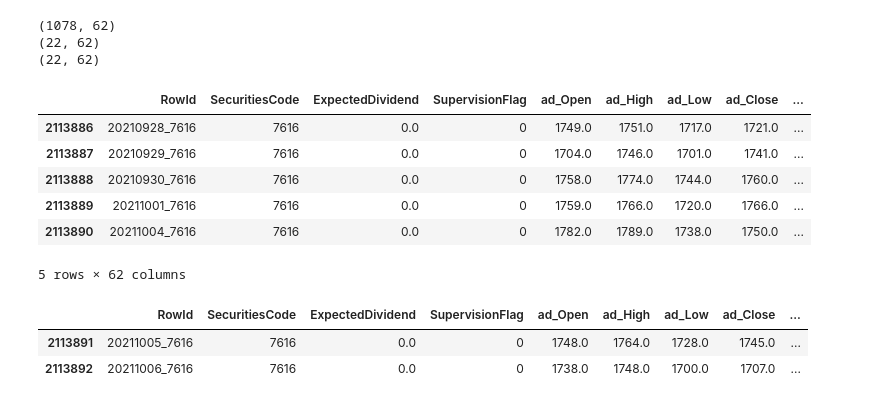
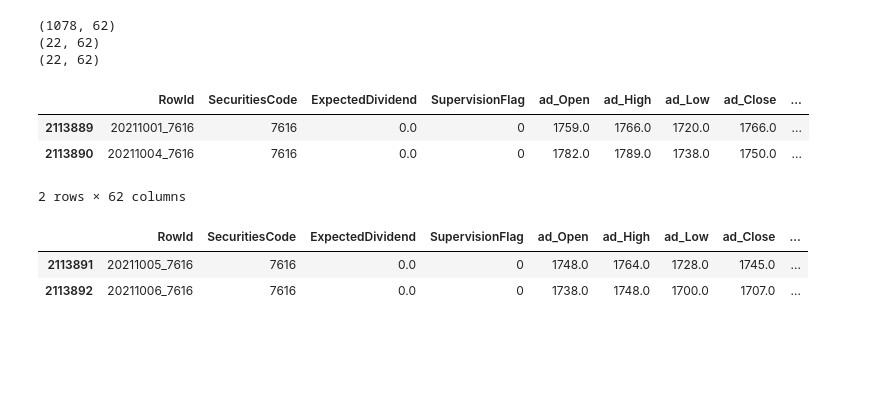
Before and after one commit to valentina-bec/tokyo-stock-exchange, a Jupyter notebook: notebooks/model.ipynb, the cells around one changed output. Saved outputs shown, nothing was run; the diff lists cells and outputs as text; code cells hidden in the pictures; blank space fills up the shorter version.

```diff
--- a/notebooks/model.ipynb
+++ b/notebooks/model.ipynb
@@ -137,15 +118,12 @@ print(df_test.shape)
 (22, 62)
 (22, 62)
 # %%
-df_train.tail()
+df_train.tail(2)
 # %% [output]
 |  | RowId | SecuritiesCode | ExpectedDividend | SupervisionFlag | ad_Open | ad_High | ad_Low | ad_Close | ... |
-| 2113886 | 20210928_7616 | 7616 | 0.0 | 0 | 1749.0 | 1751.0 | 1717.0 | 1721.0 | ... |
-| 2113887 | 20210929_7616 | 7616 | 0.0 | 0 | 1704.0 | 1746.0 | 1701.0 | 1741.0 | ... |
-| 2113888 | 20210930_7616 | 7616 | 0.0 | 0 | 1758.0 | 1774.0 | 1744.0 | 1760.0 | ... |
 | 2113889 | 20211001_7616 | 7616 | 0.0 | 0 | 1759.0 | 1766.0 | 1720.0 | 1766.0 | ... |
 | 2113890 | 20211004_7616 | 7616 | 0.0 | 0 | 1782.0 | 1789.0 | 1738.0 | 1750.0 | ... |
-5 rows × 62 columns
+2 rows × 62 columns
 # %%
 df_val.head(2)
 # %% [output]
```
Also changed, not shown: parts of 72 cells of this notebook, 1 other file.
